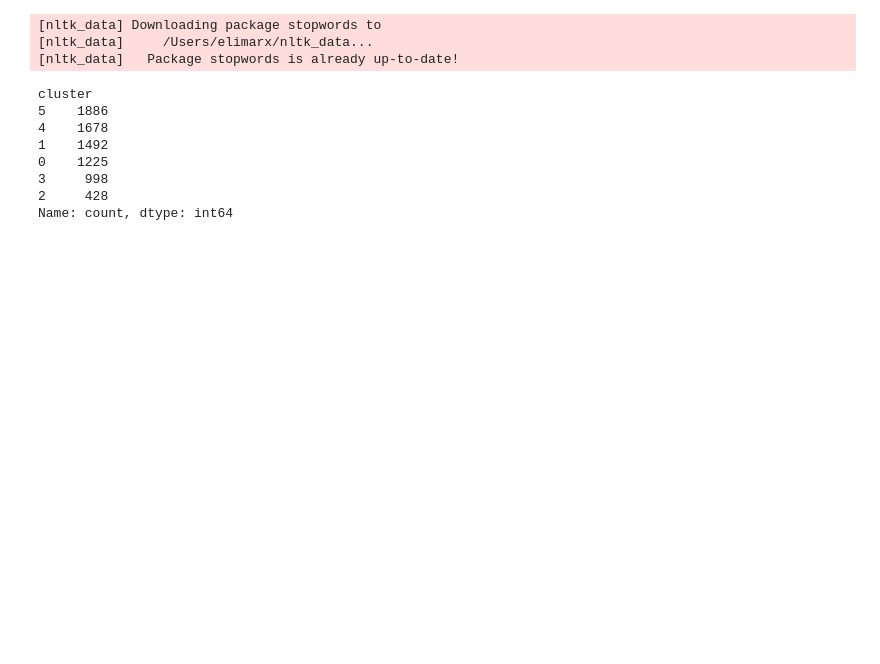
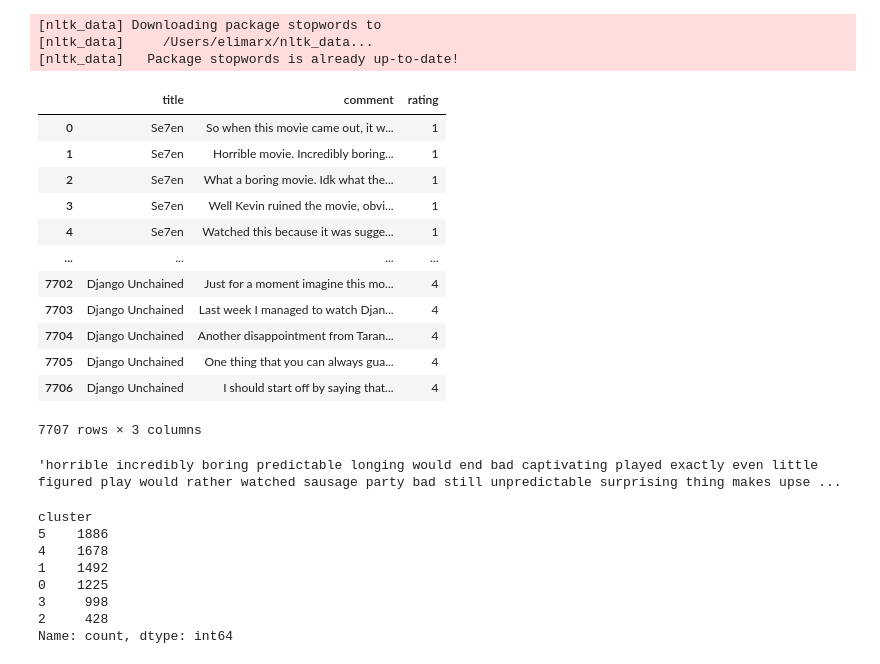
Before and after one commit to eli-marx/ds-project, a Jupyter notebook: jupyter notebooks/MAIN_english_review_modeling.ipynb, the cells around one changed output. Saved outputs shown, nothing was run; the diff lists cells and outputs as text; code cells hidden in the pictures; blank space fills up the shorter version.

Commit message:
last changes

```diff
--- a/jupyter notebooks/MAIN_english_review_modeling.ipynb
+++ b/jupyter notebooks/MAIN_english_review_modeling.ipynb
@@ -90,6 +90,22 @@ eng_stopwords = set(stopwords.words('english'))
 [nltk_data] Downloading package stopwords to
 [nltk_data]     /Users/elimarx/nltk_data...
 [nltk_data]   Package stopwords is already up-to-date!
+# %%
+df_en
+# %% [output]
+|  | title | comment | rating |
+| 0 | Se7en | So when this movie came out, it w... | 1 |
+| 1 | Se7en | Horrible movie. Incredibly boring... | 1 |
+| 2 | Se7en | What a boring movie. Idk what the... | 1 |
+| 3 | Se7en | Well Kevin ruined the movie, obvi... | 1 |
+| 4 | Se7en | Watched this because it was sugge... | 1 |
+| ... | ... | ... | ... |
+| 7702 | Django Unchained | Just for a moment imagine this mo... | 4 |
+| 7703 | Django Unchained | Last week I managed to watch Djan... | 4 |
+| 7704 | Django Unchained | Another disappointment from Taran... | 4 |
+| 7705 | Django Unchained | One thing that you can always gua... | 4 |
+| 7706 | Django Unchained | I should start off by saying that... | 4 |
+7707 rows × 3 columns
 # %%
 #function of all of this is to get rid self mentions of titles, actors, and director
 import re
@@ -312,6 +328,10 @@ def clean_english(text):
 
 # Apply preprocessing
 df_en['clean_comment'] = df_en['processed_comment'].apply(clean_english)
+# %%
+df_en.loc[1]['clean_comment']
+# %% [output]
+'horrible incredibly boring predictable longing would end bad captivating played exactly even little figured play would rather watched sausage party bad still unpredictable surprising thing makes upse ...
 # %%
 comments = df_en["clean_comment"].dropna().tolist()
 # %%
```
Also changed, not shown: 1 other file.
